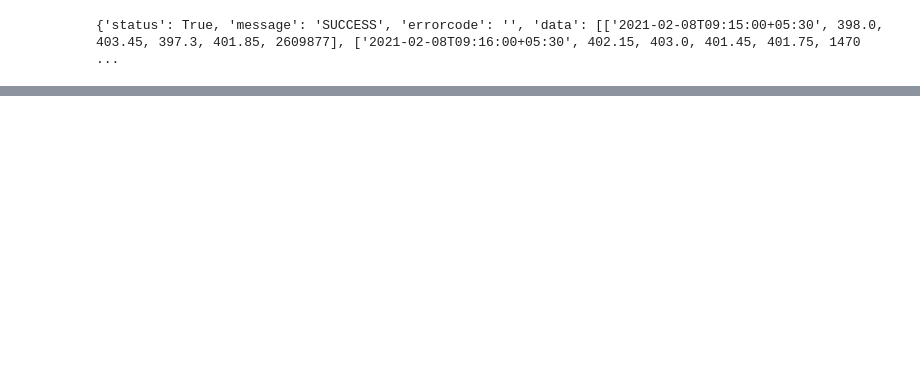
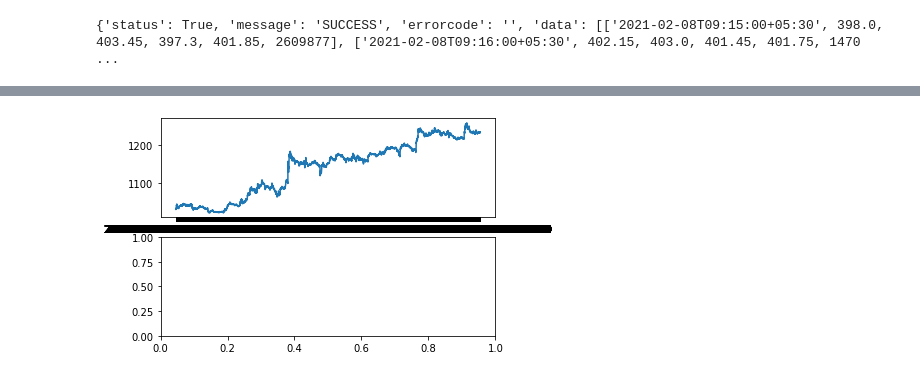
Before and after one commit to aj2010adil/smartapi-python, a Jupyter notebook: basic_function.ipynb, the cells around one changed output, grey strips where cells are left out. Cells and saved outputs as stored; diff of their text form; code cells hidden in the pictures; blank space fills up the shorter version.

```diff
--- a/basic_function.ipynb
+++ b/basic_function.ipynb
@@ -151,0 +298,10 @@ def hist_data(obj):
+# %%
+import matplotlib.pyplot as plt
+# Plot the closing prices for `aapl`
+fig, axs = plt.subplots(2, 1)
+axs[0].plot(df['timestamp'],df['close'])
+axs[0].grid=True
+# Show the plot
+plt.show()
+# %% [output]
+[figure, added]
```
Also changed, not shown: parts of 23 cells of this notebook, 17 other files.
